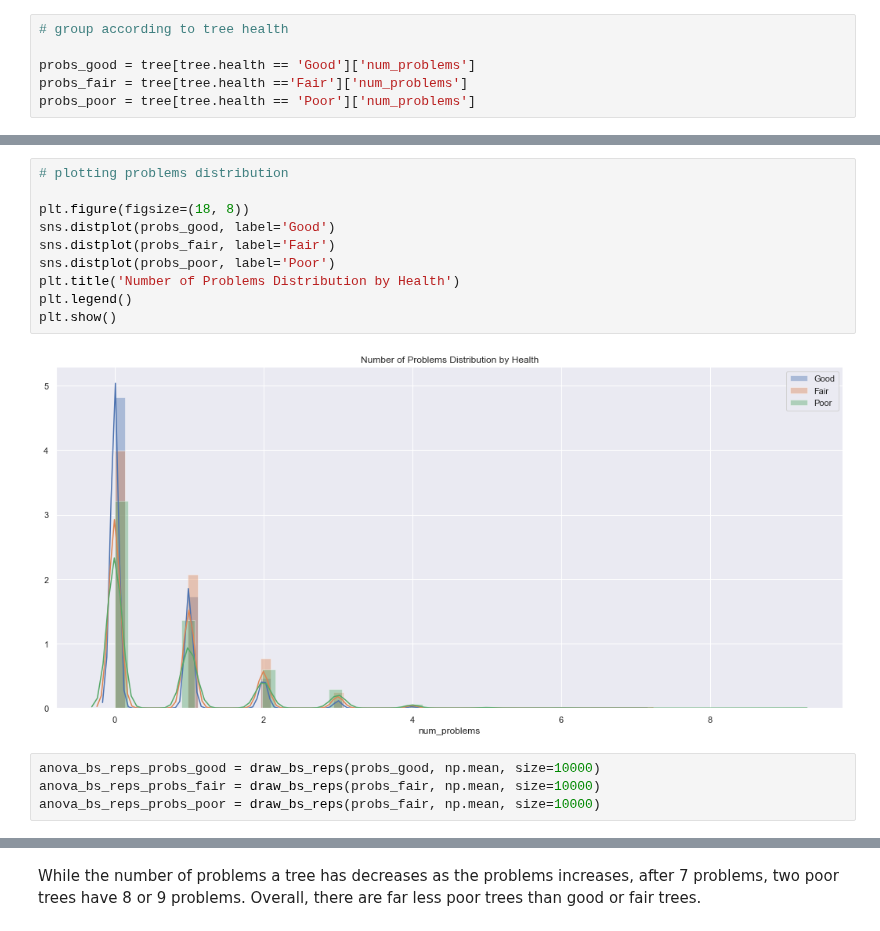
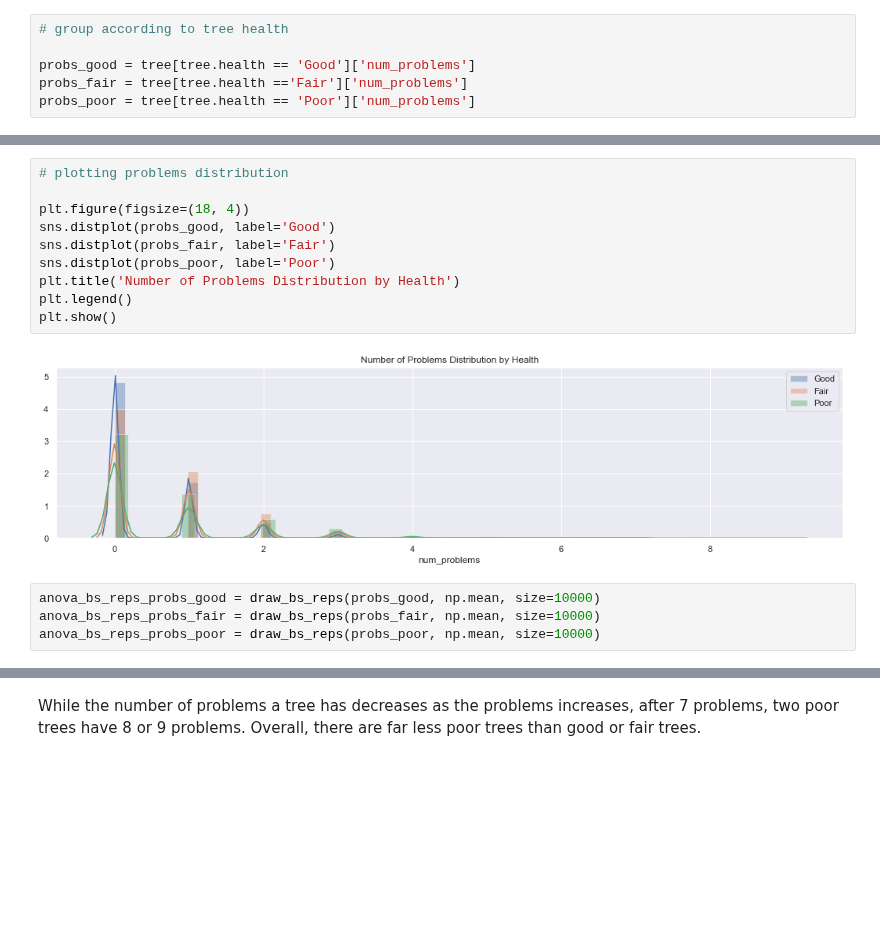
Before and after one commit to annasophiat/tree-health-census, a Jupyter notebook: tree_census_statistical_analysis.ipynb, the cells around one changed output, grey strips where cells are left out. Drawn from its saved outputs; the diff is of its cells as text; blank space fills up the shorter version.

```diff
--- a/tree_census_statistical_analysis.ipynb
+++ b/tree_census_statistical_analysis.ipynb
@@ -549,19 +549,19 @@ poor: mean = 0.6843 min., conf. int. = [0.67, 0.70]
 # %%
 # plotting problems distribution
 
-plt.figure(figsize=(18, 8))
+plt.figure(figsize=(18, 4))
 sns.distplot(probs_good, label='Good')
 sns.distplot(probs_fair, label='Fair')
 sns.distplot(probs_poor, label='Poor')
 plt.title('Number of Problems Distribution by Health')
 plt.legend()
 plt.show()
 # %% [output]
-[figure, old version]
+[figure, new version]
 # %%
 anova_bs_reps_probs_good = draw_bs_reps(probs_good, np.mean, size=10000)
 anova_bs_reps_probs_fair = draw_bs_reps(probs_fair, np.mean, size=10000)
-anova_bs_reps_probs_poor = draw_bs_reps(probs_fair, np.mean, size=10000)
+anova_bs_reps_probs_poor = draw_bs_reps(probs_poor, np.mean, size=10000)
 # %%
 # multiple hypothesis testing
 
```
Also changed, not shown: parts of 23 cells of this notebook.
